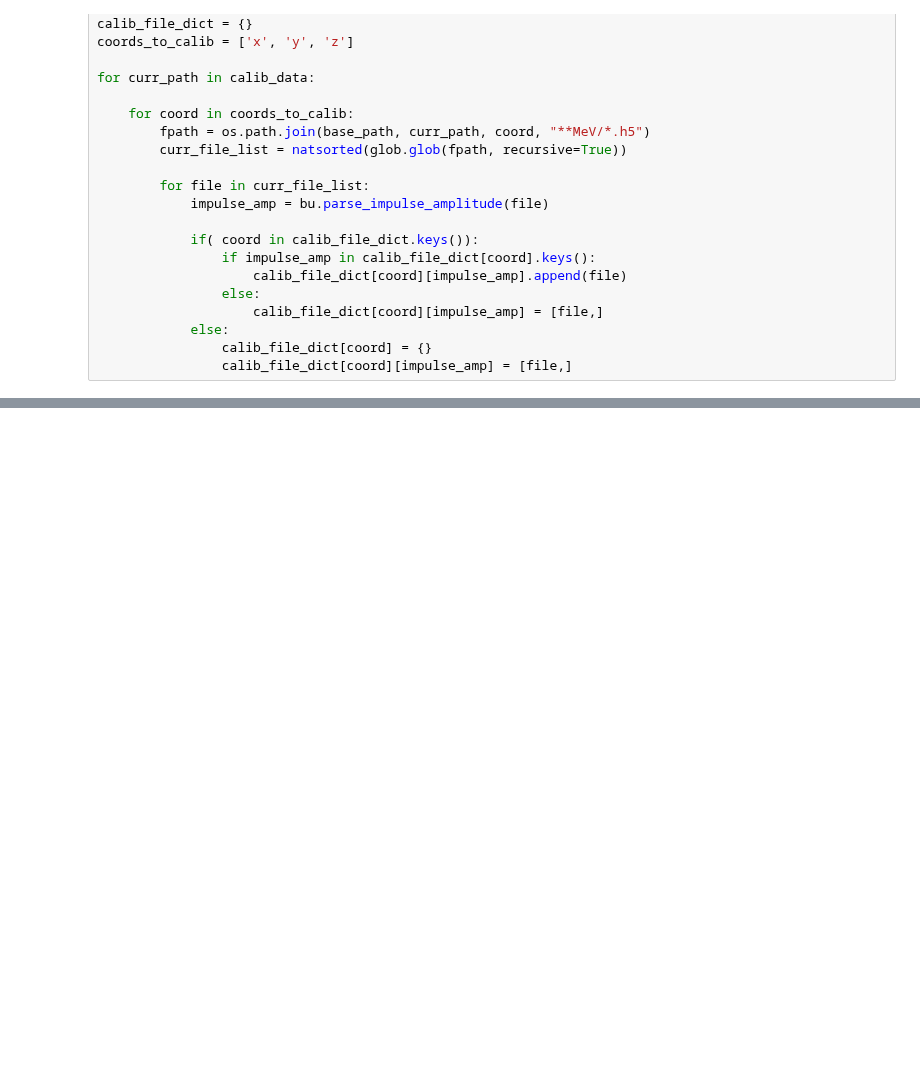
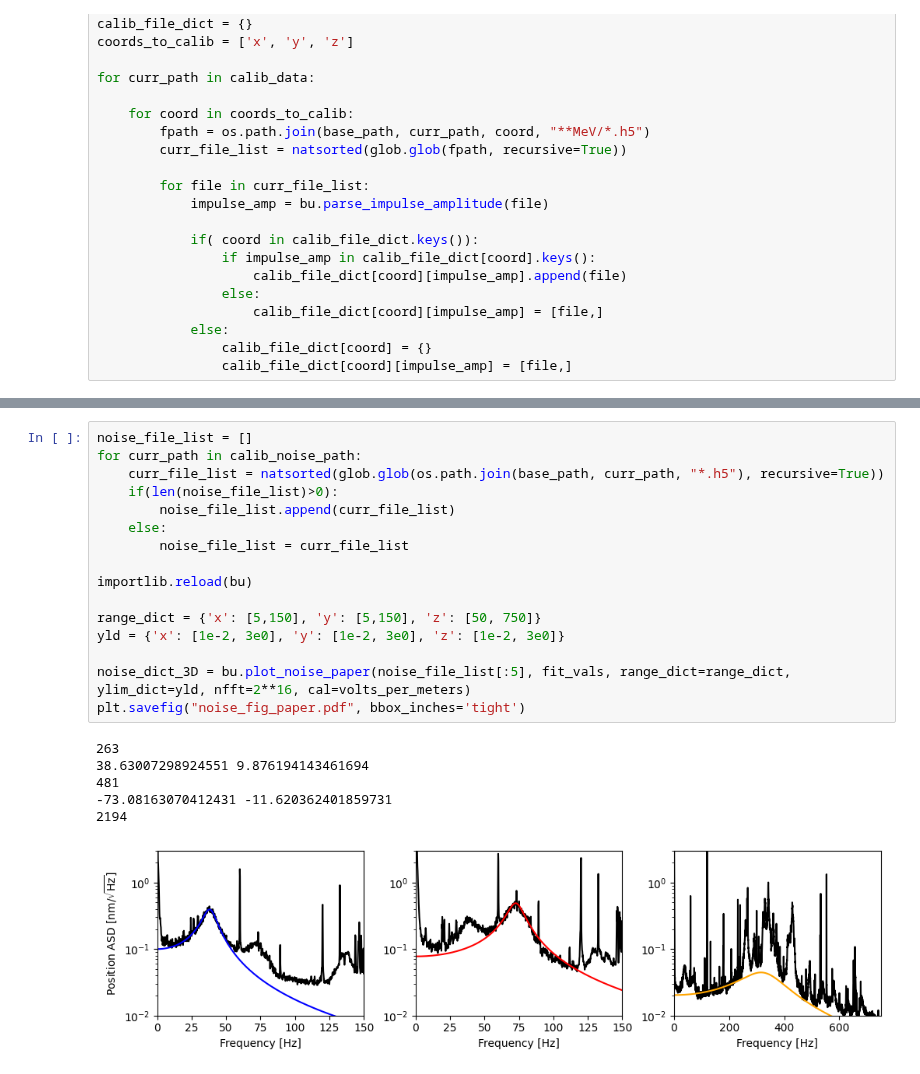
Before and after one commit to Moore-Lab/decay_analysis, a Jupyter notebook: paper_figures.ipynb, the cells around one changed output, grey strips where cells are left out. Cells and saved outputs as stored; diff of their text form; blank space fills up the shorter version.

```diff
--- a/paper_figures.ipynb
+++ b/paper_figures.ipynb
@@ -781,0 +821,23 @@ plt.savefig("impulse_response.pdf", bbox_inches='tight')
+# %%
+noise_file_list = []
+for curr_path in calib_noise_path:
+    curr_file_list = natsorted(glob.glob(os.path.join(base_path, curr_path, "*.h5"), recursive=True))
+    if(len(noise_file_list)>0):
+        noise_file_list.append(curr_file_list)
+    else:
+        noise_file_list = curr_file_list
+
+importlib.reload(bu)
+
+range_dict = {'x': [5,150], 'y': [5,150], 'z': [50, 750]}
+yld = {'x': [1e-2, 3e0], 'y': [1e-2, 3e0], 'z': [1e-2, 3e0]}
+
+noise_dict_3D = bu.plot_noise_paper(noise_file_list[:5], fit_vals, range_dict=range_dict, ylim_dict=yld, nfft=2**16, cal=volts_per_meters)
+plt.savefig("noise_fig_paper.pdf", bbox_inches='tight')
+# %% [output]
+263
+38.63007298924551 9.876194143461694
+481
+-73.08163070412431 -11.620362401859731
+2194
+[figure, added]
```
Also changed, not shown: parts of 3 cells of this notebook, 1 other file.
